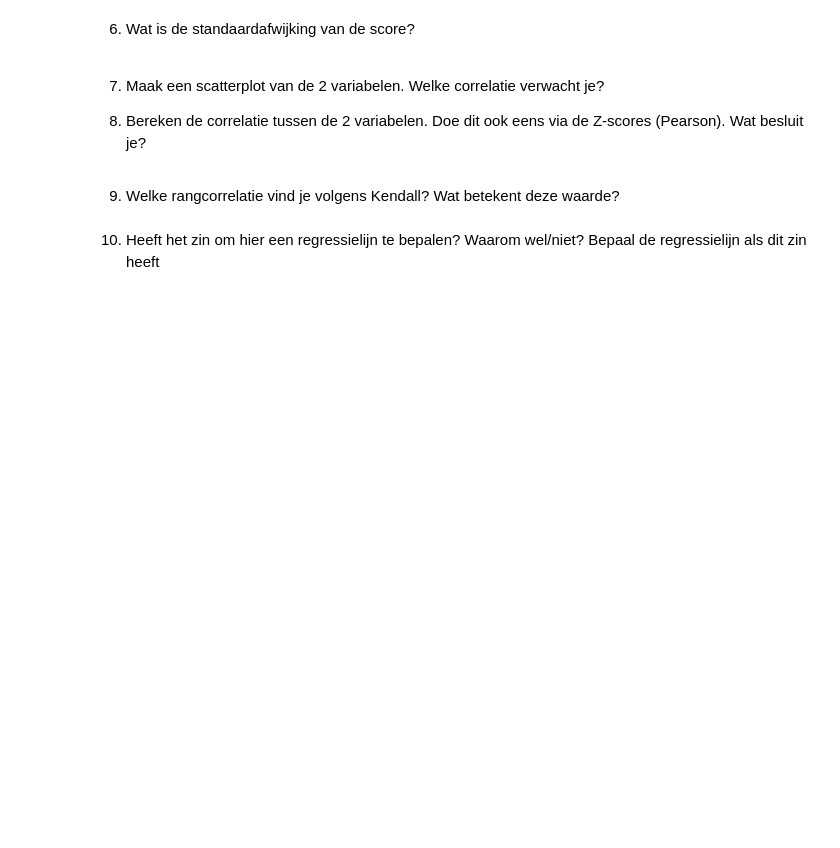
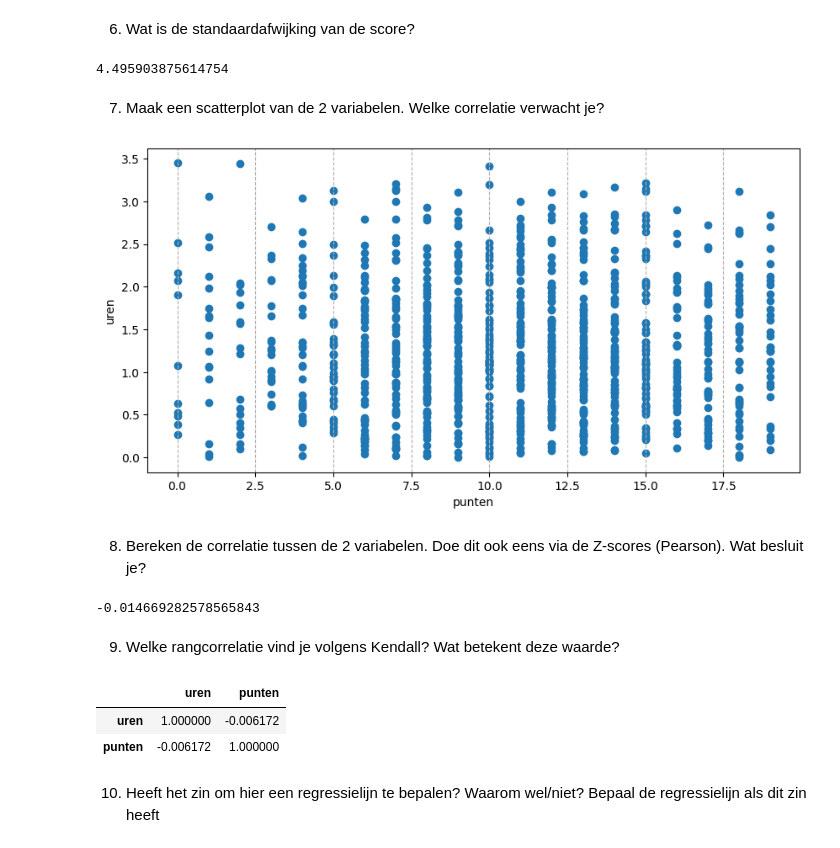
Before and after one commit to EliasDeHondt/DataScience1, a Jupyter notebook: W19P4/Sociale media en studieresultaat.ipynb, the cells around one changed output. Drawn from its saved outputs; the diff is of its cells as text; code cells hidden in the pictures; blank space fills up the shorter version.

```diff
--- a/W19P4/Sociale media en studieresultaat.ipynb
+++ b/W19P4/Sociale media en studieresultaat.ipynb
@@ -22,15 +95,50 @@ een onbekende waarde staat. Verwijder nu de rijen met uitschieters (maak eventue
 # %% [markdown]
 6. Wat is de standaardafwijking van de score?
+# %%
+standaardafwijking = socialeMedia['punten'].std()
+print(standaardafwijking)
+# %% [output]
+4.495903875614754
+# %% [markdown]
+7. Maak een scatterplot van de 2 variabelen. Welke correlatie verwacht je?
+# %%
+# Hoe langer je op de telefoon zit, hoe slechter je punten.
+
+import matplotlib.pyplot as plt
+
+fig, ax=plt.subplots(figsize=(10,5))
+ax.scatter(socialeMedia.punten, socialeMedia.uren)
+ax.set_xlabel('punten')
+ax.set_ylabel('uren')
+_=ax.grid(linestyle='--', axis='x')
+# Er is geen lineair verband, maar er kan wel een ander soort verband zijn.
+# %% [output]
+[figure, added]
 # %% [markdown]
-7. Maak een scatterplot van de 2 variabelen. Welke correlatie verwacht je?
-
-
-
-
 8. Bereken de correlatie tussen de 2 variabelen. Doe dit ook eens via de Z-scores (Pearson). Wat
 besluit je?
+# %%
+correlatie = socialeMedia['uren'].corr(socialeMedia['punten'])
+print(correlatie)
+
+# Er is geen lineair verband, maar er kan wel een ander soort verband zijn.
+# (Hoe dichter het getal bij nul zit, hoe minder kans op een lineair verband)
+# %% [output]
+-0.014669282578565843
 # %% [markdown]
 9. Welke rangcorrelatie vind je volgens Kendall? Wat betekent deze waarde?
+# %%
+from IPython import InteractiveShell
+
+InteractiveShell.ast_node_interactivity = 'all'
+
+socialeMedia.corr(method = 'kendall')
+# Er is hier een kleine correlatie (-0.006172), maar amper zichtbaar.
+# Dus dit betekent dat mensen die langer op hun telefoon zitten minder goede punten halen, maar dit is zodanig laag dat ik het zelf zou negeren.
+# %% [output]
+|  | uren | punten |
+| uren | 1.000000 | -0.006172 |
+| punten | -0.006172 | 1.000000 |
 # %% [markdown]
 10. Heeft het zin om hier een regressielijn te bepalen? Waarom wel/niet? Bepaal de regressielijn als dit
 zin heeft
```
Also changed, not shown: parts of 6 cells of this notebook, 5 other files.
